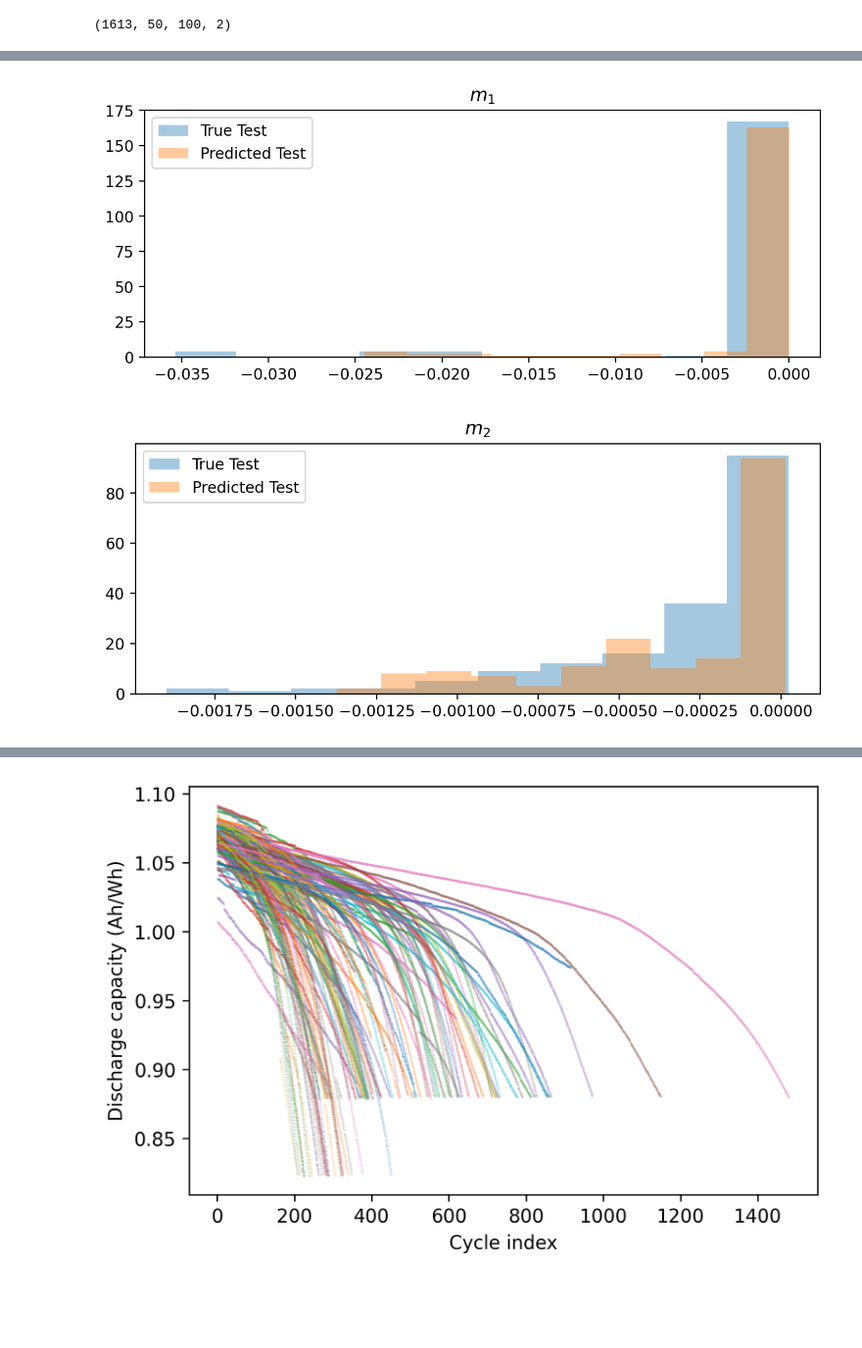
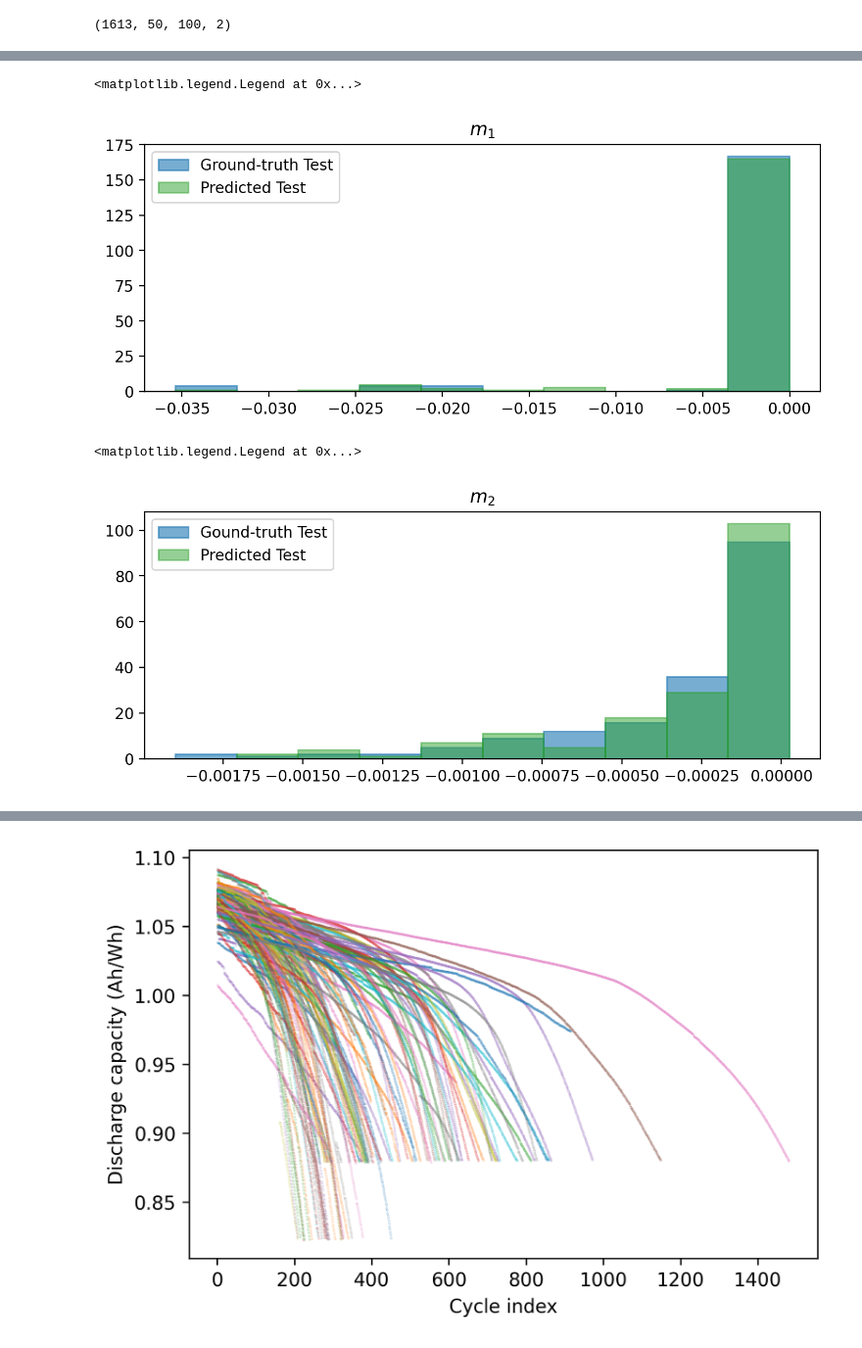
Before and after one commit to TRI-AMDD/bye-cycle, a Jupyter notebook: examples/LFP.ipynb, the cells around one changed output, grey strips where cells are left out. Shown at 98% size. Cells and saved outputs as stored; diff of their text form; code cells hidden in the pictures; blank space fills up the shorter version.

```diff
--- a/examples/LFP.ipynb
+++ b/examples/LFP.ipynb
@@ -531,7 +531,7 @@ def build_model(L, T, cycle_window_size=10, reg_strength=0):
 #     max_pooling =
 #     blstm_layer = tf.keras.layers.Bidirectional(tf.keras.layers.LSTM(16))
 #     x = tf.keras.layers.Embedding(100,16)(inputs)
-    x = tf.keras.layers.TimeDistributed(tf.keras.layers.Conv1D(32, 100), input_shape=(cycle_window_size,100, 2))(inputs)
+    x = tf.keras.layers.TimeDistributed(tf.keras.layers.Conv1D(32, 100), input_shape=(cycle_window_size, 100, 2))(inputs)
     print(f'output 1 conv: {x.shape}')
 #     x = tf.keras.layers.TimeDistributed(tf.keras.layers.MaxPool1D(pool_size=2))(x)
 #     print(f'output max_pooling 1: {x.shape}')
@@ -560,23 +560,23 @@ def build_model(L, T, cycle_window_size=10, reg_strength=0):
 #     conv_1d_layer = tf.keras.layers.Conv1D(64, 5, input_shape=(100,64))
 #     x = tf.keras.layers.TimeDistributed(conv_1d_layer, input_shape=(100,))(x)
     print(x.shape)
-    x = tf.keras.layers.Bidirectional(tf.keras.layers.LSTM(32, return_sequences=True))(x)
-    x = tf.keras.layers.Bidirectional(tf.keras.layers.LSTM(16, return_sequences=False))(x)
+#     x = tf.keras.layers.Bidirectional(tf.keras.layers.LSTM(32, return_sequences=True))(x)
+    x = tf.keras.layers.Bidirectional(tf.keras.layers.LSTM(32, return_sequences=False))(x)
     print(f'output bilstm dist: {x.shape}')
 #     x = tf.keras.layers.Concatenate()([x, input_dt])
 #     x = tf.keras.layers.LayerNormalization()(x)
 #     x = tf.keras.layers.Dropout(config.drop_rate)(x)
-    x = tf.keras.layers.Dense(32, kernel_regularizer=tf.keras.regularizers.L2(l2=reg_strength), activation='tanh')(x)
+    x = tf.keras.layers.Dense(32, kernel_regularizer=tf.keras.regularizers.L1(l1=reg_strength), activation='relu')(x)
 #     x = tf.keras.layers.LayerNormalization()(x)
-#     x = tf.keras.layers.Dropout(config.drop_rate)(x)
-#     x = tf.keras.layers.Dense(16, kernel_regularizer=tf.keras.regularizers.L2(l2=reg_strength), activation='relu')(x)
+    x = tf.keras.layers.Dropout(config.drop_rate)(x)
+    x = tf.keras.layers.Dense(16, kernel_regularizer=tf.keras.regularizers.L1(l1=reg_strength), activation='relu')(x)
 #     e = tf.keras.layers.Embedding(input_dim=config.vocab_size,
 #                                     output_dim=config.embedding_dim,
 #                                     mask_zero=True)(inputs)
 #     x = tf.keras.layers.LayerNormalization()(x)
-#     x = tf.keras.layers.Dropout(config.drop_rate)(x)
+    x = tf.keras.layers.Dropout(config.drop_rate)(x)
     yhat = tf.keras.layers.Dense(2, kernel_regularizer=tf.keras.regularizers.L2(l2=reg_strength)
-                                )(x) # activation=tf.keras.layers.LeakyReLU(alpha=0.01)
+                                 )(x) # activation=tf.keras.layers.LeakyReLU(alpha=0.01)
 #     model = tf.keras.Model(inputs=[inputs, input_dt], outputs=yhat)
     model = tf.keras.Model(inputs=inputs, outputs=yhat)
     return model
@@ -628,14 +628,16 @@ _________________________________________________________________
 #     epochs=150, batch_size=16)
 
 result = model.fit(
+#     balanced_X_train_time_series, balanced_slopes_train, # standardize
+
     scaled_X_train_time_series, scaled_slopes_train, # standardize
     validation_data=(scaled_X_val_time_series, scaled_slopes_val),
     callbacks=[tf.keras.callbacks.ReduceLROnPlateau(
             monitor="val_loss", factor=0.9, patience=5, min_lr=1e-5
-        ), tf.keras.callbacks.EarlyStopping(monitor='val_loss', mode='min', restore_best_weights=True, patience=5)],
+        ), tf.keras.callbacks.EarlyStopping(monitor='val_loss', mode='min', restore_best_weights=True, patience=20)],
 # #         tf.keras.callbacks.LambdaCallback(
 # #         on_epoch_begin=lambda epochs,logs: print('lr =',lr_decayed_fn(opt.iterations).numpy())
 # #         ),
 #         ,
-    epochs=150, batch_size=16)
+    epochs=200, batch_size=16)
 # %% [output]
@@ -679,25 +698,30 @@ Y_hat_test = l_scaler.inverse_transform(Y_hat_test)
 # %%
 fig, ax = plt.subplots(1, dpi=200, figsize=(8,3), facecolor='white')
-ax.hist(slopes_test[:,0], alpha=0.4, label='True Test', color='C0')
+n, bins = np.histogram(slopes_test[:,0], bins=10)
+ax.hist(slopes_test[:,0], alpha=0.6, label='Ground-truth Test', color='C0', bins=bins, edgecolor='C0')
 # ax[0].set_title('True Test value m1')
-ax.hist(Y_hat_test[:,0],  alpha=0.4, label='Predicted Test', color='C1')
+ax.hist(Y_hat_test[:,0],  alpha=0.5, label='Predicted Test', color='C2', bins=bins, edgecolor='C2')
 # ax[0].set_title('Predicted Test value m1')
 # ax.hist(balanced_slopes_train[:,0], alpha=0.4, label='True Train', color='C2')
 ax.set_title(r'$m_1$')
 plt.legend()
-plt.savefig(f'img/m1_hist_{cycle_window_size}_window_test_3.png', dpi=400, transparent=False)
+# plt.savefig(f'img/m1_hist_{cycle_window_size}_window.png', dpi=400, transparent=False)
 # %% [output]
+<matplotlib.legend.Legend at 0x...>
-[figure, old version]
+[figure, new version]
 # %%
 fig, ax = plt.subplots(1, dpi=200, figsize=(8,3), facecolor='white')
-ax.hist(slopes_test[:,1], alpha=0.4, label='True Test', color='C0')
-ax.hist(Y_hat_test[:,1],  alpha=0.4, label='Predicted Test', color='C1')
+n, bins = np.histogram(slopes_test[:,1], bins=10)
+ax.hist(slopes_test[:,1], alpha=0.6, label='Gound-truth Test', color='C0', bins=bins, edgecolor='C0')
+# ax[0].set_title('True Test value m1')
+ax.hist(Y_hat_test[:,1],  alpha=0.5, label='Predicted Test', color='C2', bins=bins, edgecolor='C2')
 # ax.hist(balanced_slopes_train[:,1], alpha=0.4, label='True Train', color='C2')
 ax.set_title(r'$m_2$')
 plt.legend()
-plt.savefig(f'img/m2_hist_{cycle_window_size}_window_test_3.png', dpi=400, transparent=False)
+# plt.savefig(f'img/m2_hist_{cycle_window_size}_window.png', dpi=400, transparent=False)
 # %% [output]
+<matplotlib.legend.Legend at 0x...>
-[figure, old version]
+[figure, new version]
 # %%
 from sklearn.metrics import r2_score
 plt.figure(figsize=(3, 3), dpi=200, facecolor='white')
```
Also changed, not shown: parts of 24 cells of this notebook.
